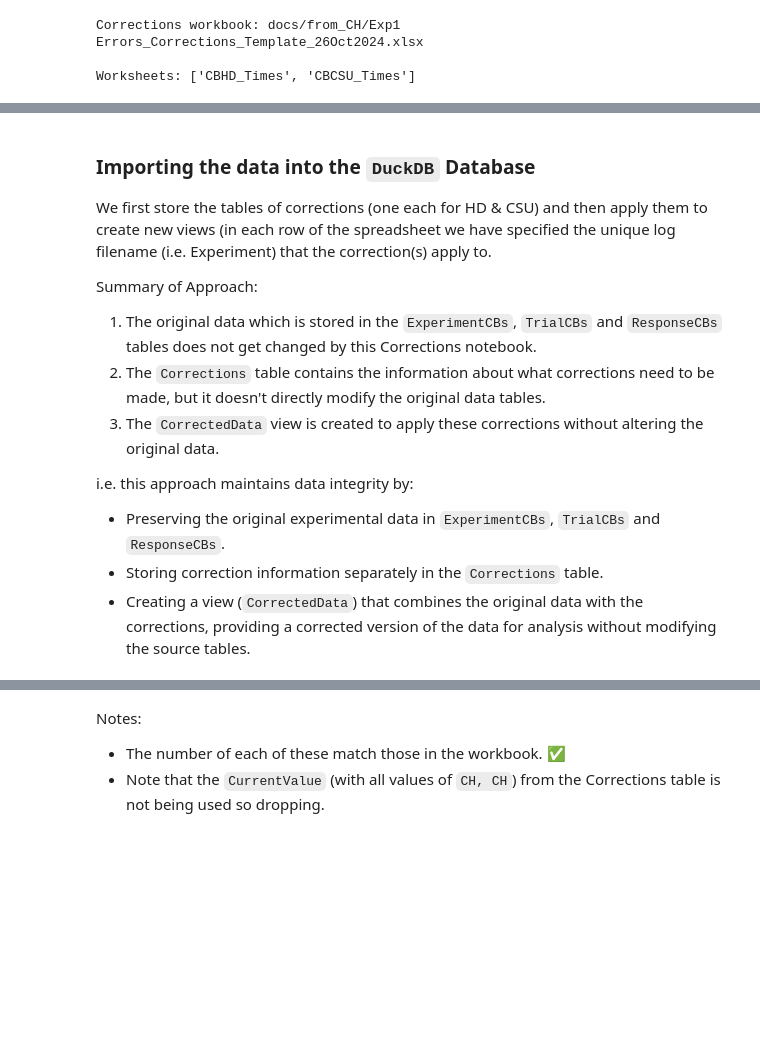
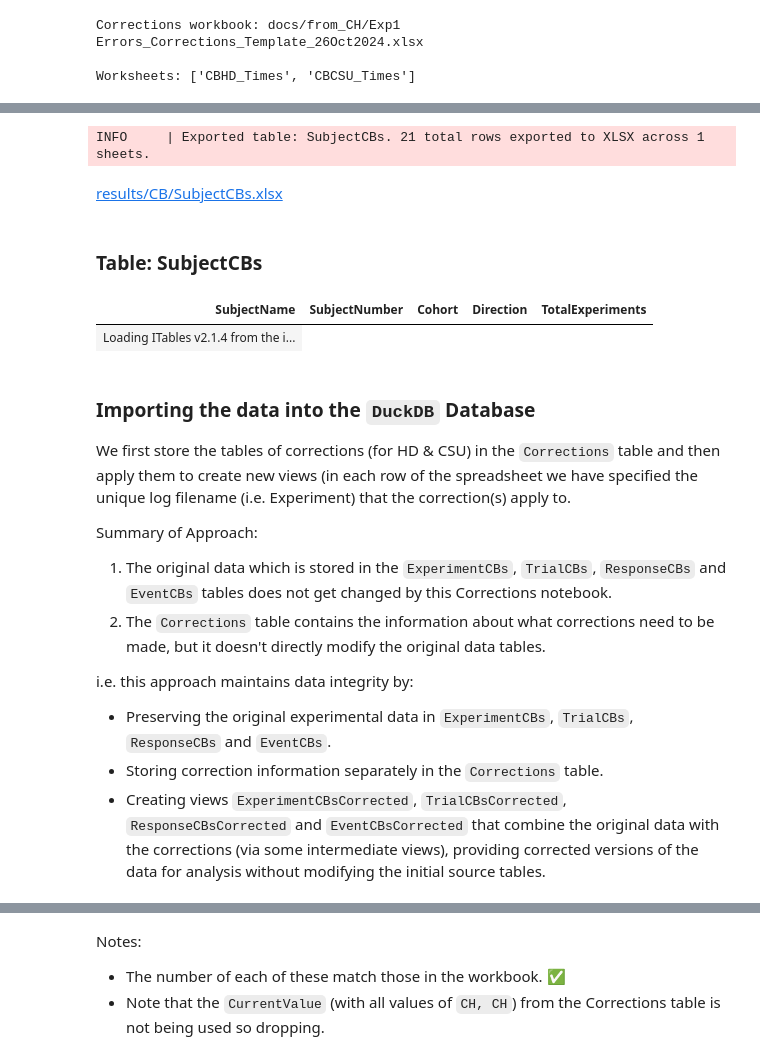
Before and after one commit to DataBooth/client-horse-logic, a Jupyter notebook: notebooks/corrections-to-database-CB.ipynb, the cells around one changed output, grey strips where cells are left out. Cells and saved outputs as stored; diff of their text form; code cells hidden in the pictures; blank space fills up the shorter version.

Commit message:
Mv SubjectCBs table to top of nb

```diff
--- a/notebooks/corrections-to-database-CB.ipynb
+++ b/notebooks/corrections-to-database-CB.ipynb
@@ -290,18 +324,27 @@ def process_correction_worksheets(project: Project, CORRECTIONS_WORKBOOK: Path,
+# %%
+# | echo: false
+
+project.view_and_export_table("SubjectCBs")
+# %% [output]
+INFO     | Exported table: SubjectCBs. 21 total rows exported to XLSX across 1 sheets.
+[results/CB/SubjectCBs.xlsx](results/CB/SubjectCBs.xlsx)
+### Table: SubjectCBs
+| SubjectName | SubjectNumber | Cohort | Direction | TotalExperiments |
+| Loading ITables v2.1.4 from the i... |
 # %% [markdown]
 ### Importing the data into the `DuckDB` Database
 
-We first store the tables of corrections (one each for HD & CSU) and then apply them to create new views (in each row of the spreadsheet we have specified the unique log filename (i.e. Experiment) that the correction(s) apply to.
+We first store the tables of corrections (for HD & CSU) in the `Corrections` table and then apply them to create new views (in each row of the spreadsheet we have specified the unique log filename (i.e. Experiment) that the correction(s) apply to.
 
 Summary of Approach:
 
-1. The original data which is stored in the `ExperimentCBs`, `TrialCBs` and `ResponseCBs` tables does not get changed by this Corrections notebook.
+1. The original data which is stored in the `ExperimentCBs`, `TrialCBs`, `ResponseCBs` and `EventCBs` tables does not get changed by this Corrections notebook.
 2. The `Corrections` table contains the information about what corrections need to be made, but it doesn't directly modify the original data tables.
-3. The `CorrectedData` view is created to apply these corrections without altering the original data.
 
 i.e. this approach maintains data integrity by:
-- Preserving the original experimental data in `ExperimentCBs`, `TrialCBs` and `ResponseCBs`.
+- Preserving the original experimental data in `ExperimentCBs`, `TrialCBs`, `ResponseCBs` and `EventCBs`.
 - Storing correction information separately in the `Corrections` table.
-- Creating a view (`CorrectedData`) that combines the original data with the corrections, providing a corrected version of the data for analysis without modifying the source tables.
+- Creating views `ExperimentCBsCorrected`, `TrialCBsCorrected`, `ResponseCBsCorrected` and `EventCBsCorrected` that combine the original data with the corrections (via some intermediate views), providing corrected versions of the data for analysis without modifying the initial source tables.
 # %% [markdown]
 #### `Corrections` table
 
```
Also changed, not shown: parts of 56 cells of this notebook.
